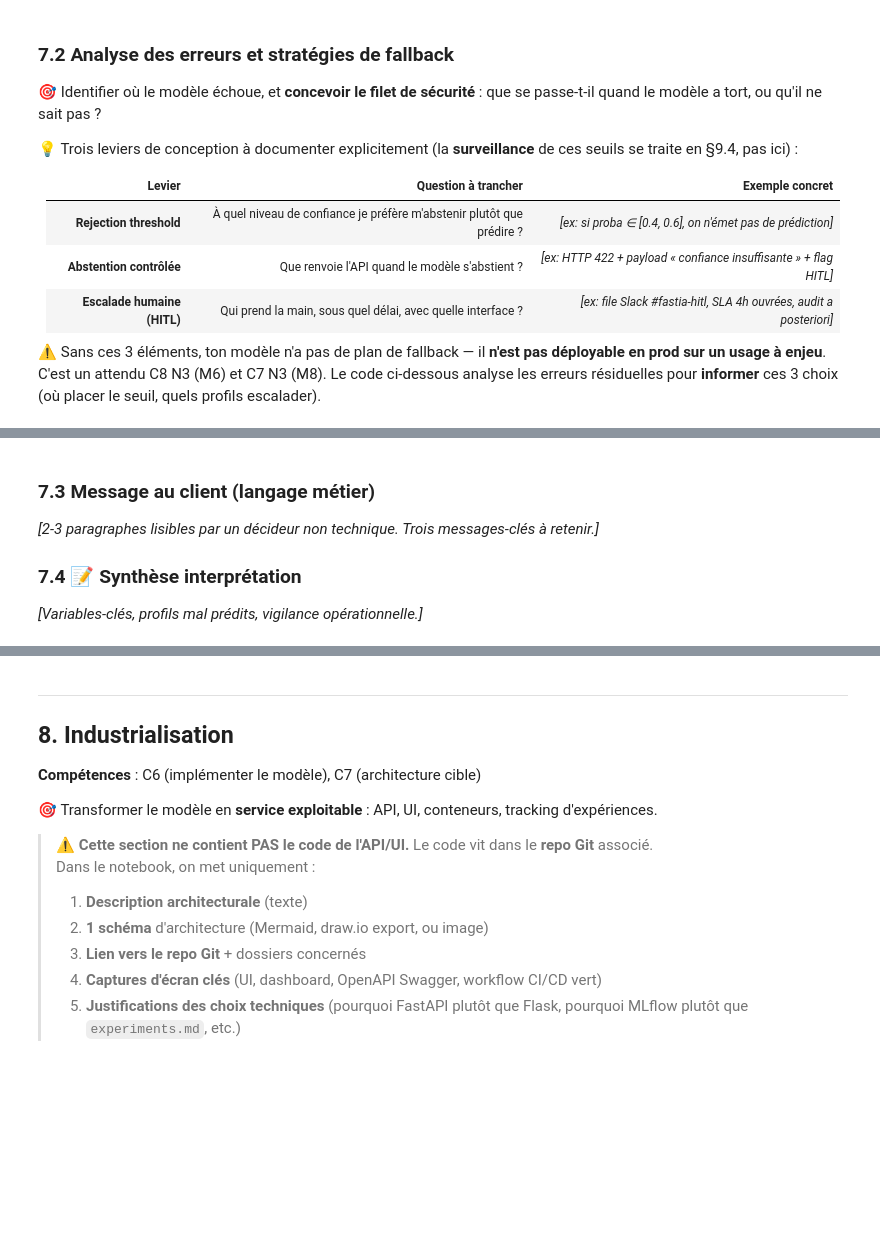
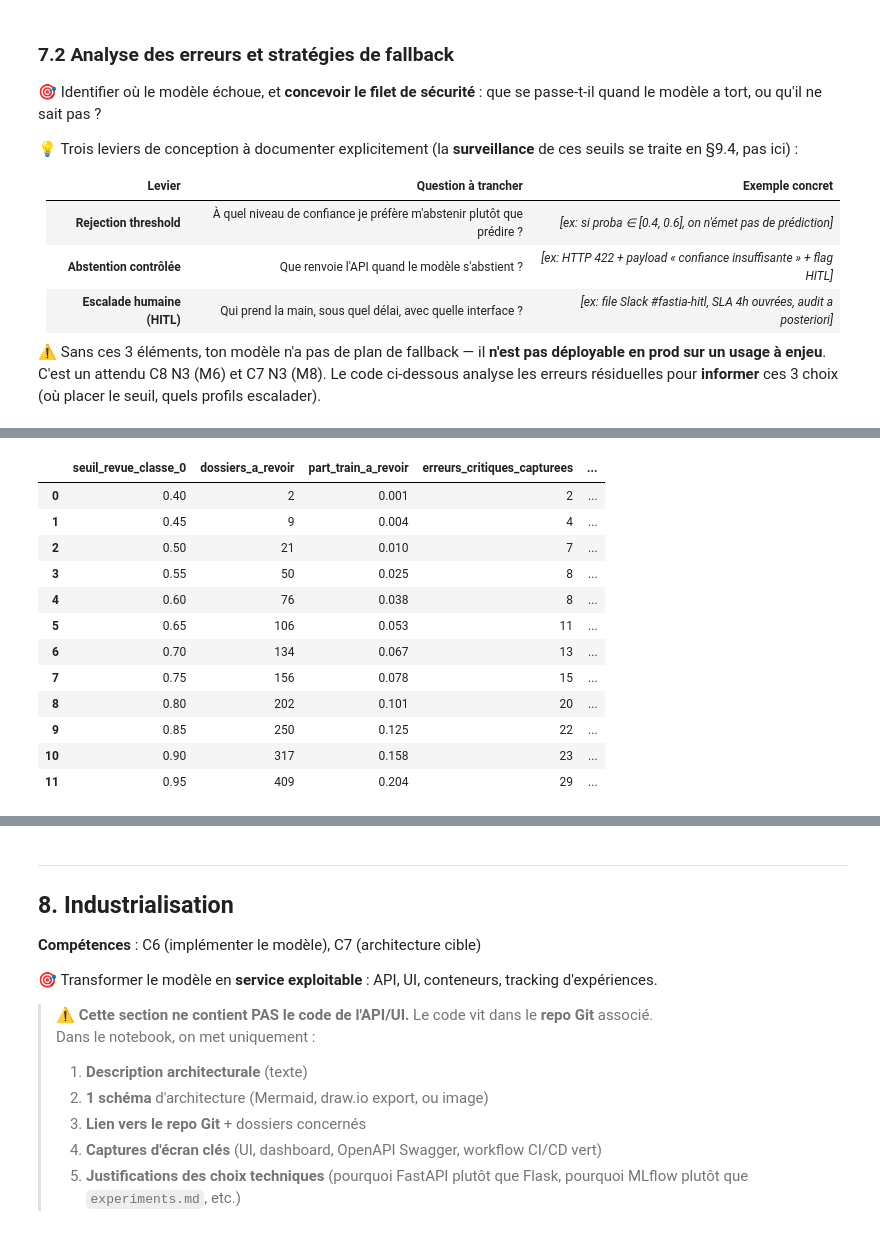
Before and after one commit to ddedomeni-j/Certification-Atlas-Cisia, a Jupyter notebook: Notebbok/ProjetFinal.ipynb, the cells around one changed output, grey strips where cells are left out. Cells and saved outputs as stored; diff of their text form; code cells hidden in the pictures; blank space fills up the shorter version.

```diff
--- a/Notebbok/ProjetFinal.ipynb
+++ b/Notebbok/ProjetFinal.ipynb
@@ -2875,11 +3375,3 @@ plt.show()
 # - Matrice de confusion détaillée par profil (variables sensibles incluses)
 # - Distribution des probabilités prédites sur les erreurs : où placer le seuil de rejet ?
 # - Caractérisation des profils faux positifs / faux négatifs : escalade humaine prioritaire ?
-# %% [markdown]
-### 7.3 Message au client (langage métier)
-
-*[2-3 paragraphes lisibles par un décideur non technique. Trois messages-clés à retenir.]*
-
-### 7.4 📝 Synthèse interprétation
-
-*[Variables-clés, profils mal prédits, vigilance opérationnelle.]*
@@ -2885,0 +3407,50 @@ plt.show()
+# %%
+seuils = np.arange(0.40, 0.96, 0.05)
+resultats_seuils = []
+
+for seuil in seuils:
+    dossiers_a_revoir = (
+        analyse_confiance_oof["classe_predite"].eq(0)
+        & analyse_confiance_oof["proba_classe_0"].lt(seuil)
+    )
+
+    erreurs_critiques_totales = (
+        analyse_confiance_oof["erreur_critique_2_vers_0"].sum()
+    )
+
+    erreurs_critiques_capturees = (
+        analyse_confiance_oof["erreur_critique_2_vers_0"]
+        & dossiers_a_revoir
+    ).sum()
+
+    resultats_seuils.append(
+        {
+            "seuil_revue_classe_0": seuil,
+            "dossiers_a_revoir": dossiers_a_revoir.sum(),
+            "part_train_a_revoir": dossiers_a_revoir.mean(),
+            "erreurs_critiques_capturees": erreurs_critiques_capturees,
+            "part_erreurs_critiques_capturees": (
+                erreurs_critiques_capturees / erreurs_critiques_totales
+                if erreurs_critiques_totales > 0
+                else np.nan
+            ),
+        }
+    )
+
+tableau_seuils_revue = pd.DataFrame(resultats_seuils)
+
+display(tableau_seuils_revue.round(3))
+# %% [output]
+|  | seuil_revue_classe_0 | dossiers_a_revoir | part_train_a_revoir | erreurs_critiques_capturees | ... |
+| 0 | 0.40 | 2 | 0.001 | 2 | ... |
+| 1 | 0.45 | 9 | 0.004 | 4 | ... |
+| 2 | 0.50 | 21 | 0.010 | 7 | ... |
+| 3 | 0.55 | 50 | 0.025 | 8 | ... |
+| 4 | 0.60 | 76 | 0.038 | 8 | ... |
+| 5 | 0.65 | 106 | 0.053 | 11 | ... |
+| 6 | 0.70 | 134 | 0.067 | 13 | ... |
+| 7 | 0.75 | 156 | 0.078 | 15 | ... |
+| 8 | 0.80 | 202 | 0.101 | 20 | ... |
+| 9 | 0.85 | 250 | 0.125 | 22 | ... |
+| 10 | 0.90 | 317 | 0.158 | 23 | ... |
+| 11 | 0.95 | 409 | 0.204 | 29 | ... |
```
Also changed, not shown: parts of 43 cells of this notebook, 2 other files.
